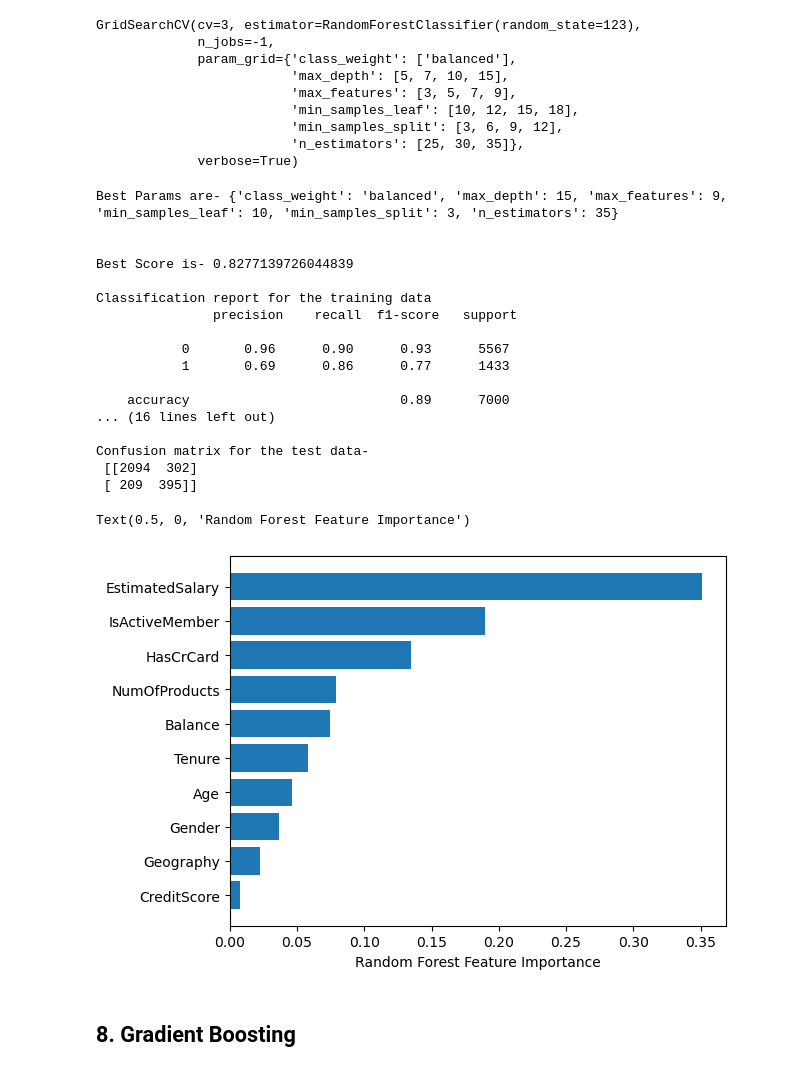
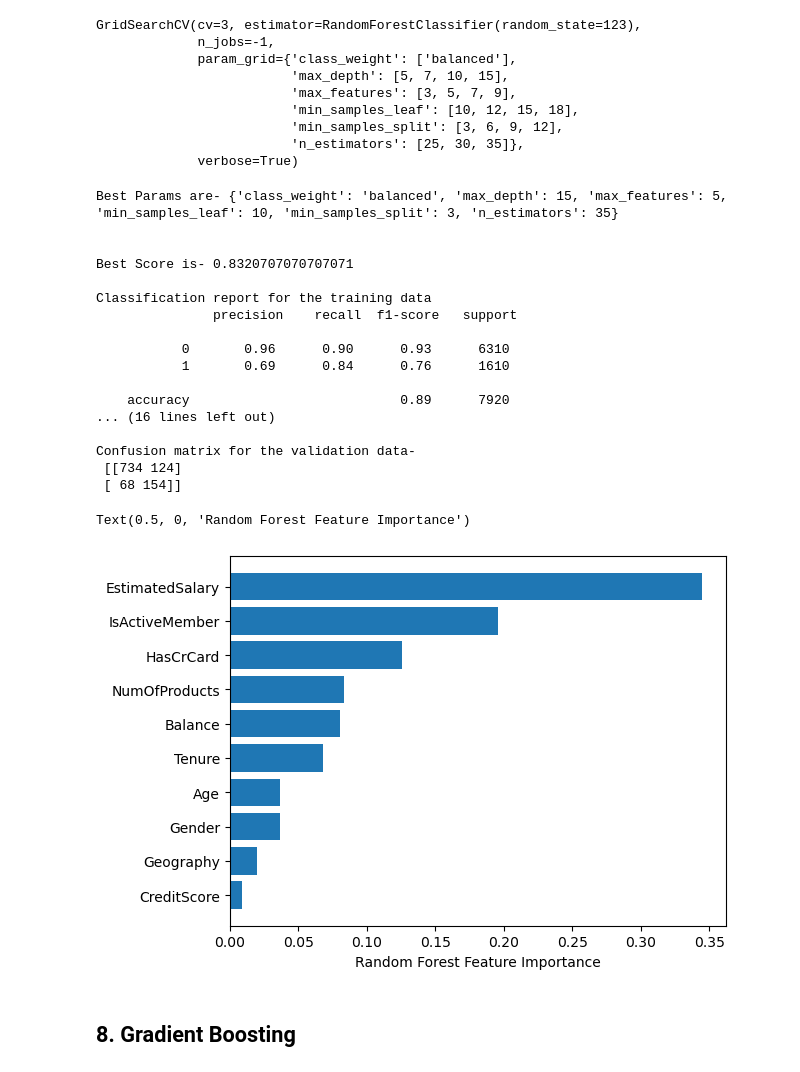
Before and after one commit to sudhanshusinghaiml/AWS-MLOps-Churn-Prediction-for-BankingCustomer, a Jupyter notebook: notebook-code/basic-classification-models.ipynb, the cells around one changed output. Cells and saved outputs as stored; diff of their text form; code cells hidden in the pictures.

```diff
--- a/notebook-code/basic-classification-models.ipynb
+++ b/notebook-code/basic-classification-models.ipynb
@@ -393,11 +387,11 @@ print('\n\nBest Score is-',gs_dt.best_score_)
 # Set the clf to the best combination of parameters
 gs_dt_tuned = gs_dt.best_estimator_
 
-gs_dt_tuned.fit(X_train, y_train)
+gs_dt_tuned.fit(X_train_df, y_train_df)
 
-y_gs_dt_train_predicted = gs_dt_tuned.predict(X_train)
+y_gs_dt_train_predicted = gs_dt_tuned.predict(X_train_df)
 
-y_gs_dt_test_predicted = gs_dt_tuned.predict(X_test)
+y_gs_dt_validation_predicted = gs_dt_tuned.predict(X_validation)
 
-dt_score=get_metrics_score(gs_dt_tuned,X_train, X_test, y_train, y_test)
+dt_score=get_metrics_score(gs_dt_tuned,X_train_df, X_validation, y_train_df, y_validation)
 # %% [output]
@@ -425,15 +419,15 @@ Text(0.5, 0, 'Decision Tree Feature Importance')
 # %%
 RF_model=RandomForestClassifier(max_depth=7,max_features=5,min_samples_leaf=10,min_samples_split=25,n_estimators=40,
                                 class_weight='balanced',random_state=1)
-RF_model.fit(X_train, y_train)
+RF_model.fit(X_train_df, y_train_df)
 
-y_rf_train_predicted = RF_model.predict(X_train)
-y_rf_test_predicted = RF_model.predict(X_test)
-rf_score=get_metrics_score(RF_model,X_train, X_test, y_train, y_test)
+y_rf_train_predicted = RF_model.predict(X_train_df)
+y_rf_validation_predicted = RF_model.predict(X_validation)
+rf_score=get_metrics_score(RF_model,X_train_df, X_validation, y_train_df, y_validation)
 
 # summarize the fit of the model
-print('\n\nClassification report for the training data \n',classification_report(y_train, y_rf_train_predicted))
-print('Classification report for the test data \n',classification_report(y_test, y_rf_test_predicted))
-print('Confusion matrix for the train data- \n',confusion_matrix(y_train, y_rf_train_predicted))
-print('\nConfusion matrix for the test data- \n',confusion_matrix(y_test, y_rf_test_predicted))
+print('\n\nClassification report for the training data \n',classification_report(y_train_df, y_rf_train_predicted))
+print('Classification report for the validation data \n',classification_report(y_validation, y_rf_validation_predicted))
+print('Confusion matrix for the train data- \n',confusion_matrix(y_train_df, y_rf_train_predicted))
+print('\nConfusion matrix for the validation data- \n',confusion_matrix(y_validation, y_rf_validation_predicted))
 # %% [output]
@@ -476,7 +470,7 @@ gs_rf = GridSearchCV(estimator = rf_tuned,
                       n_jobs= -1
                       )
 
-gs_rf.fit(X_train, y_train)
+gs_rf.fit(X_train_df, y_train_df)
 # %% [output]
 Fitting 3 folds for each of 768 candidates, totalling 2304 fits
 GridSearchCV(cv=3, estimator=RandomForestClassifier(random_state=123),
@@ -495,41 +489,41 @@ print('\n\nBest Score is-',gs_rf.best_score_)
 # Set the clf to the best combination of parameters
 gs_rf_tuned = gs_rf.best_estimator_
 
-gs_rf_tuned.fit(X_train, y_train)
+gs_rf_tuned.fit(X_train_df, y_train_df)
 
-y_gs_rf_train_predicted = gs_rf_tuned.predict(X_train)
-y_gs_rf_test_predicted = gs_rf_tuned.predict(X_test)
+y_gs_rf_train_predicted = gs_rf_tuned.predict(X_train_df)
+y_gs_rf_validation_predicted = gs_rf_tuned.predict(X_validation)
 
 # summarize the fit of the model
-print('\nClassification report for the training data \n',classification_report(y_train, y_gs_rf_train_predicted))
-print('Classification report for the test data \n',classification_report(y_test, y_gs_rf_test_predicted))
-print('Confusion matrix for the train data- \n',confusion_matrix(y_train, y_gs_rf_train_predicted))
-print('\nConfusion matrix for the test data- \n',confusion_matrix(y_test, y_gs_rf_test_predicted))
+print('\nClassification report for the training data \n',classification_report(y_train_df, y_gs_rf_train_predicted))
+print('Classification report for the validation data \n',classification_report(y_validation, y_gs_rf_validation_predicted))
+print('Confusion matrix for the train data- \n',confusion_matrix(y_train_df, y_gs_rf_train_predicted))
+print('\nConfusion matrix for the validation data- \n',confusion_matrix(y_validation, y_gs_rf_validation_predicted))
 # %% [output]
-Best Params are- {'class_weight': 'balanced', 'max_depth': 15, 'max_features': 9, 'min_samples_leaf': 10, 'min_samples_split': 3, 'n_estimators': 35}
+Best Params are- {'class_weight': 'balanced', 'max_depth': 15, 'max_features': 5, 'min_samples_leaf': 10, 'min_samples_split': 3, 'n_estimators': 35}
 
 
-Best Score is- 0.8277139726044839
+Best Score is- 0.8320707070707071
 
 Classification report for the training data
                precision    recall  f1-score   support
 
-           0       0.96      0.90      0.93      5567
-           1       0.69      0.86      0.77      1433
+           0       0.96      0.90      0.93      6310
+           1       0.69      0.84      0.76      1610
 
-    accuracy                           0.89      7000
+    accuracy                           0.89      7920
 ... (16 lines left out)
 
-Confusion matrix for the test data-
- [[2094  302]
- [ 209  395]]
+Confusion matrix for the validation data-
+ [[734 124]
+ [ 68 154]]
 # %%
 sorted_idx = gs_rf_tuned.feature_importances_.argsort()
-plt.barh(X_train.columns,gs_rf_tuned.feature_importances_[sorted_idx])
+plt.barh(X_train_df.columns,gs_rf_tuned.feature_importances_[sorted_idx])
 plt.xlabel("Random Forest Feature Importance")
 # %% [output]
 Text(0.5, 0, 'Random Forest Feature Importance')
-[figure, old version]
+[figure, new version]
 # %% [markdown]
 ## 8. Gradient Boosting
 # %%
```
Also changed, not shown: parts of 31 cells of this notebook, 3 other files.
